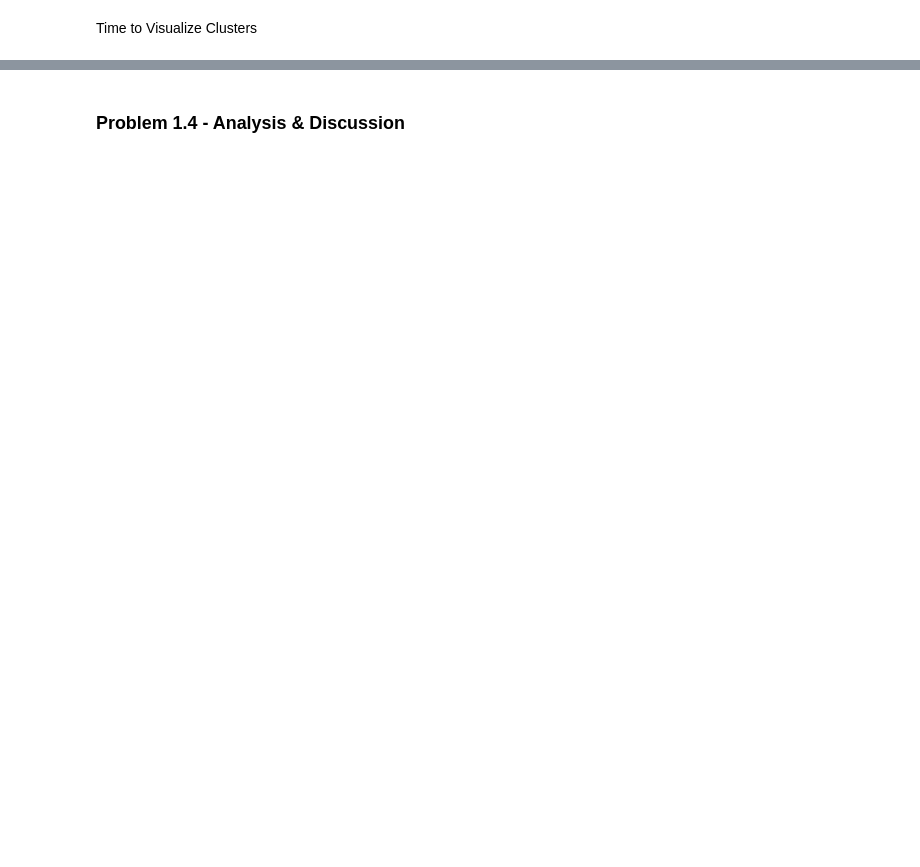
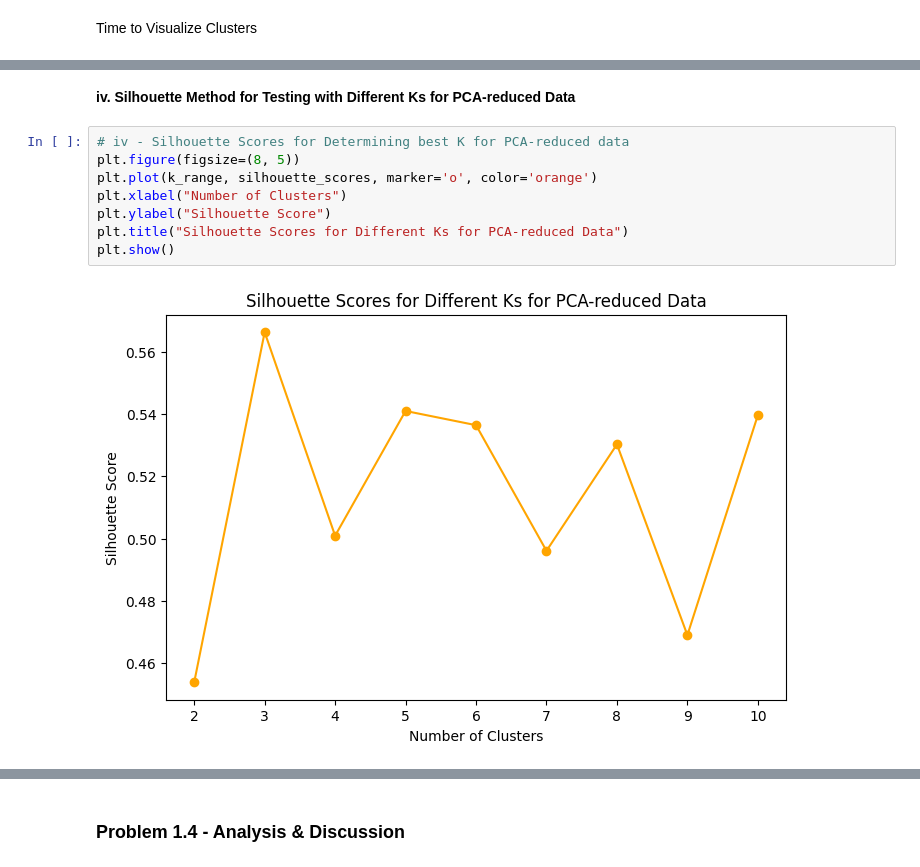
Before and after one commit to theorignalmapdcodex/dtk530-eye-twelve, a Jupyter notebook: dtk530_i12_aic-wl.ipynb, the cells around one changed output, grey strips where cells are left out. Cells and saved outputs as stored; diff of their text form; blank space fills up the shorter version.

```diff
--- a/dtk530_i12_aic-wl.ipynb
+++ b/dtk530_i12_aic-wl.ipynb
@@ -570,0 +622,12 @@ plt.show()
+# %% [markdown]
+**iv. Silhouette Method for Testing with Different Ks for PCA-reduced Data**
+# %%
+# iv - Silhouette Scores for Determining best K for PCA-reduced data
+plt.figure(figsize=(8, 5))
+plt.plot(k_range, silhouette_scores, marker='o', color='orange')
+plt.xlabel("Number of Clusters")
+plt.ylabel("Silhouette Score")
+plt.title("Silhouette Scores for Different Ks for PCA-reduced Data")
+plt.show()
+# %% [output]
+[figure, added]
```
Also changed, not shown: parts of 35 cells of this notebook.
